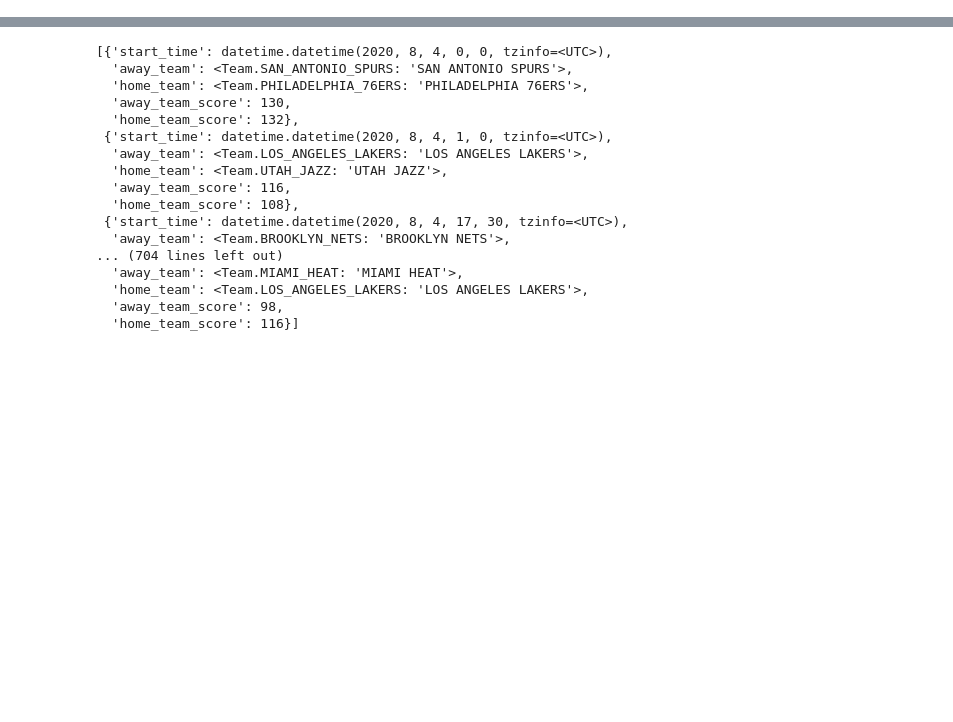
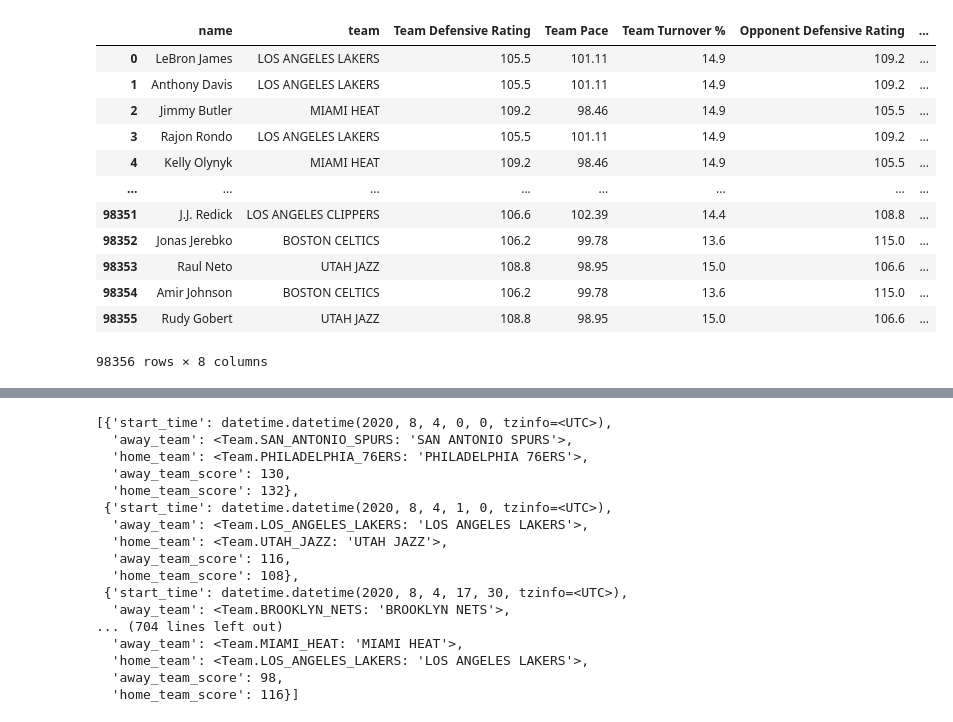
Before and after one commit to Shaviv-Hoffman-Lowitz/Sports-Analytics-Group-at-Berkeley-Machine-Learning-Project, a Jupyter notebook: final_model.ipynb, the cells around one changed output, grey strips where cells are left out. Saved outputs shown, nothing was run; the diff lists cells and outputs as text; code cells hidden in the pictures; blank space fills up the shorter version.

```diff
--- a/final_model.ipynb
+++ b/final_model.ipynb
@@ -197,3 +212,21 @@ all_games_actual =  all_games_actual.iloc[:, 3:].reset_index()
+# %%
+all_games_actual[['name', 'team', 'Team Defensive Rating',
+       'Team Pace', 'Team Turnover %', 'Opponent Defensive Rating',
+       'Opponent Pace', 'Opponent Turnover %']]
+# %% [output]
+|  | name | team | Team Defensive Rating | Team Pace | Team Turnover % | Opponent Defensive Rating | ... |
+| 0 | LeBron James | LOS ANGELES LAKERS | 105.5 | 101.11 | 14.9 | 109.2 | ... |
+| 1 | Anthony Davis | LOS ANGELES LAKERS | 105.5 | 101.11 | 14.9 | 109.2 | ... |
+| 2 | Jimmy Butler | MIAMI HEAT | 109.2 | 98.46 | 14.9 | 105.5 | ... |
+| 3 | Rajon Rondo | LOS ANGELES LAKERS | 105.5 | 101.11 | 14.9 | 109.2 | ... |
+| 4 | Kelly Olynyk | MIAMI HEAT | 109.2 | 98.46 | 14.9 | 105.5 | ... |
+| ... | ... | ... | ... | ... | ... | ... | ... |
+| 98351 | J.J. Redick | LOS ANGELES CLIPPERS | 106.6 | 102.39 | 14.4 | 108.8 | ... |
+| 98352 | Jonas Jerebko | BOSTON CELTICS | 106.2 | 99.78 | 13.6 | 115.0 | ... |
+| 98353 | Raul Neto | UTAH JAZZ | 108.8 | 98.95 | 15.0 | 106.6 | ... |
+| 98354 | Amir Johnson | BOSTON CELTICS | 106.2 | 99.78 | 13.6 | 115.0 | ... |
+| 98355 | Rudy Gobert | UTAH JAZZ | 108.8 | 98.95 | 15.0 | 106.6 | ... |
+98356 rows × 8 columns
 # %%
 def get_stats(player, date, number_rows):
     """Gets the last number_rows statlines from all_games_actual for a player up to the given date. This
```
Also changed, not shown: parts of 7 cells of this notebook, 2 other files.
